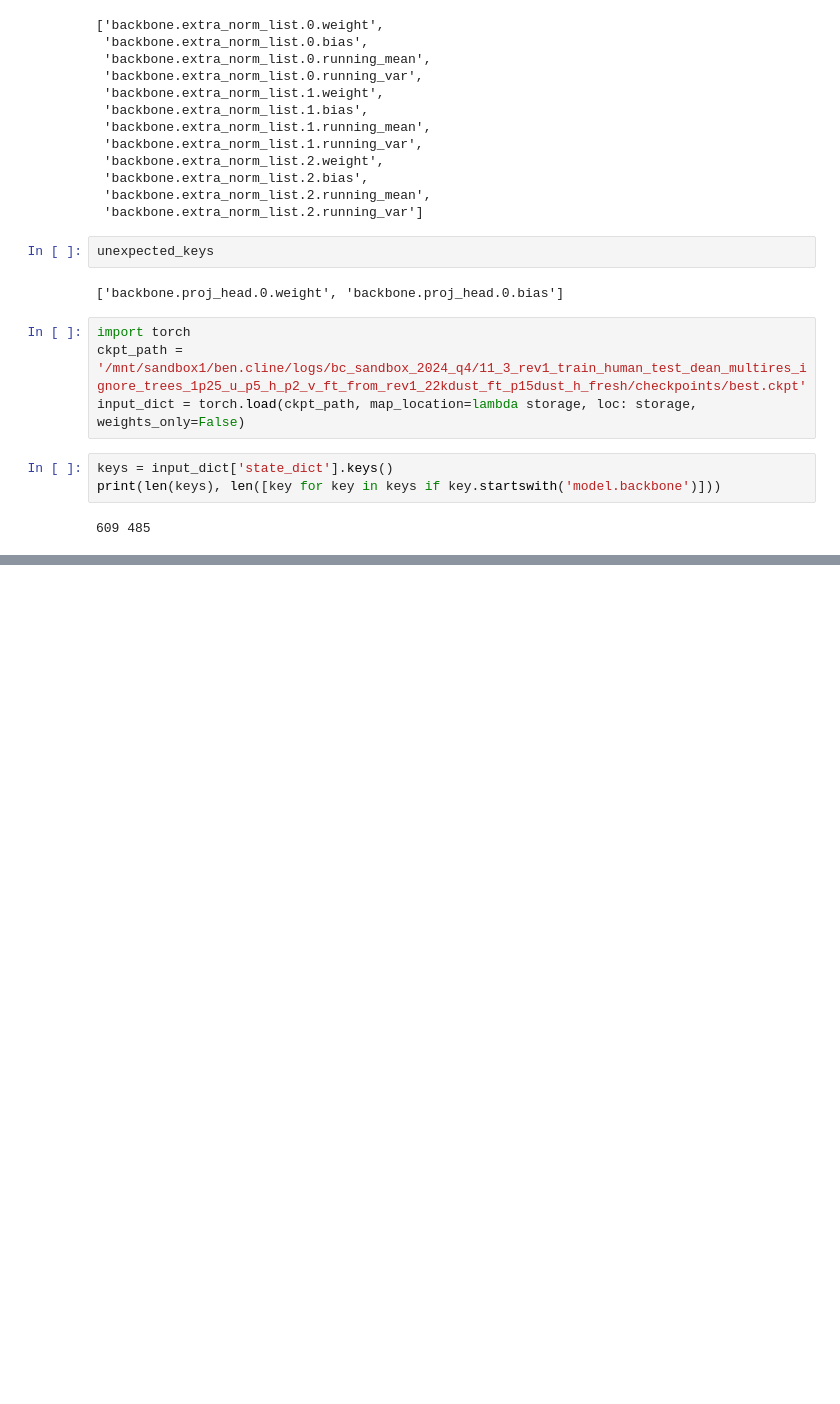
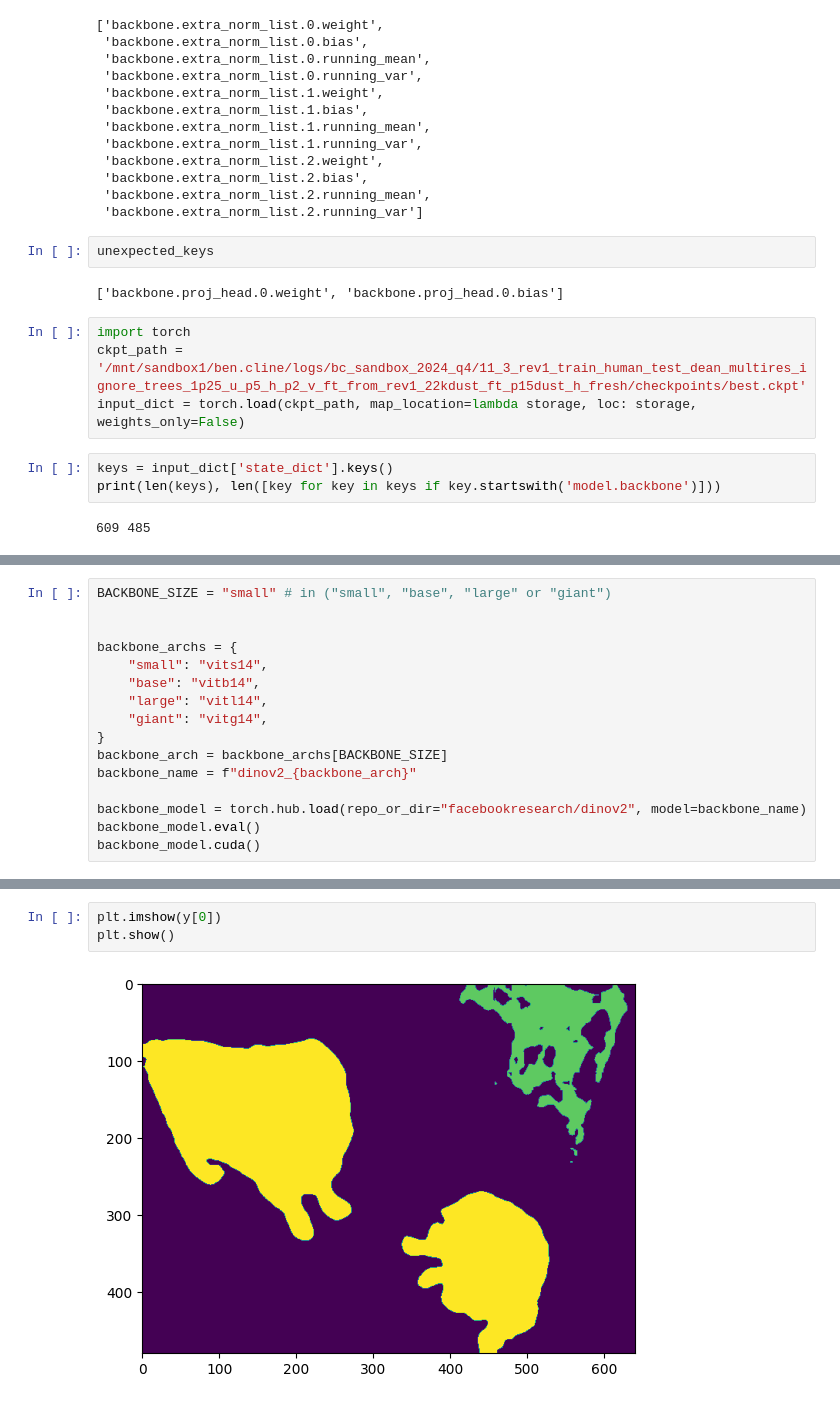
Before and after one commit to liyubrt/notebooks, a Jupyter notebook: s3_upload_download.ipynb, the cells around one changed output, grey strips where cells are left out. Cells and saved outputs as stored; diff of their text form; blank space fills up the shorter version.

```diff
--- a/s3_upload_download.ipynb
+++ b/s3_upload_download.ipynb
@@ -441,0 +453,16 @@ print(len(keys), len([key for key in keys if key.startswith('model.backbone')]))
+# %%
+BACKBONE_SIZE = "small" # in ("small", "base", "large" or "giant")
+
+
+backbone_archs = {
+    "small": "vits14",
+    "base": "vitb14",
+    "large": "vitl14",
+    "giant": "vitg14",
+}
+backbone_arch = backbone_archs[BACKBONE_SIZE]
+backbone_name = f"dinov2_{backbone_arch}"
+
+backbone_model = torch.hub.load(repo_or_dir="facebookresearch/dinov2", model=backbone_name)
+backbone_model.eval()
+backbone_model.cuda()
@@ -441,0 +617,5 @@ print(len(keys), len([key for key in keys if key.startswith('model.backbone')]))
+# %%
+plt.imshow(y[0])
+plt.show()
+# %% [output]
+[figure, added]
```
Also changed, not shown: parts of 7 cells of this notebook.
